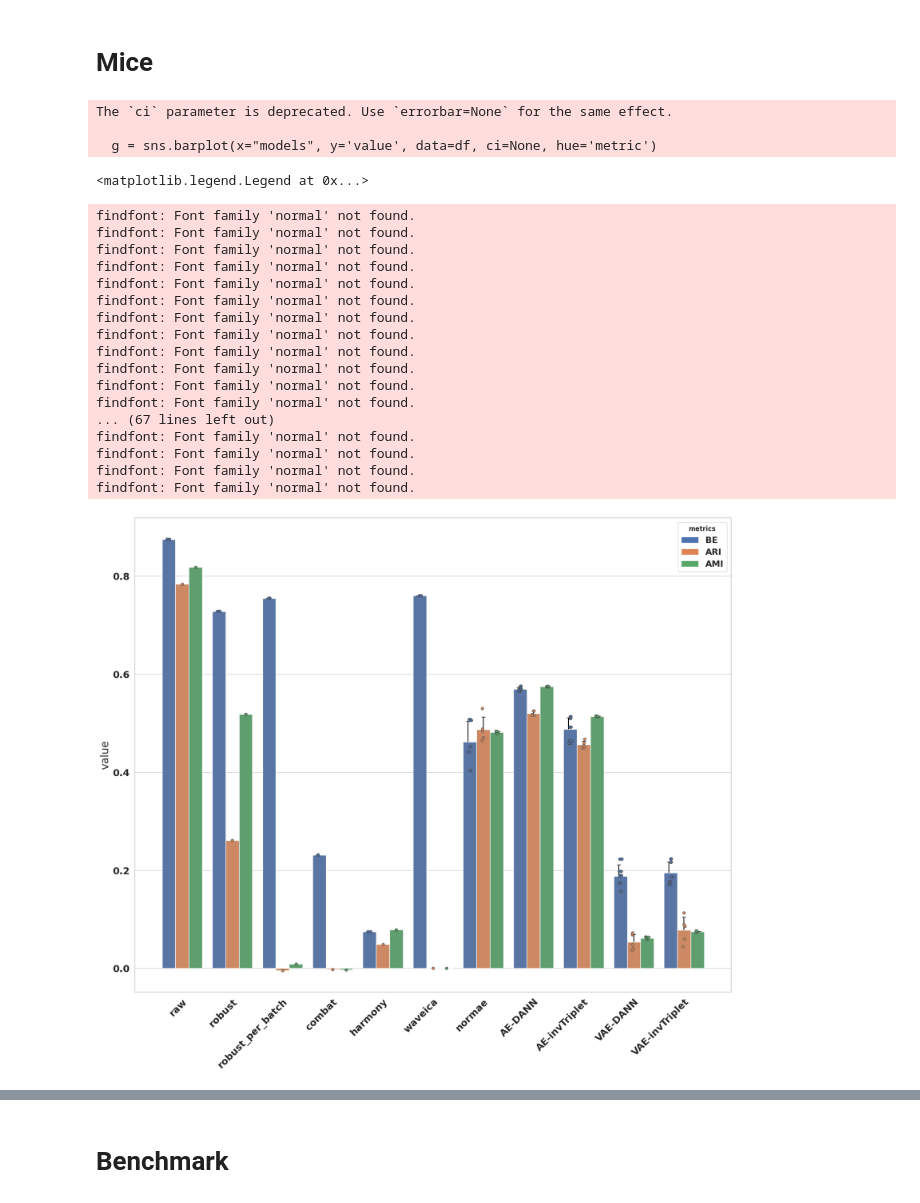
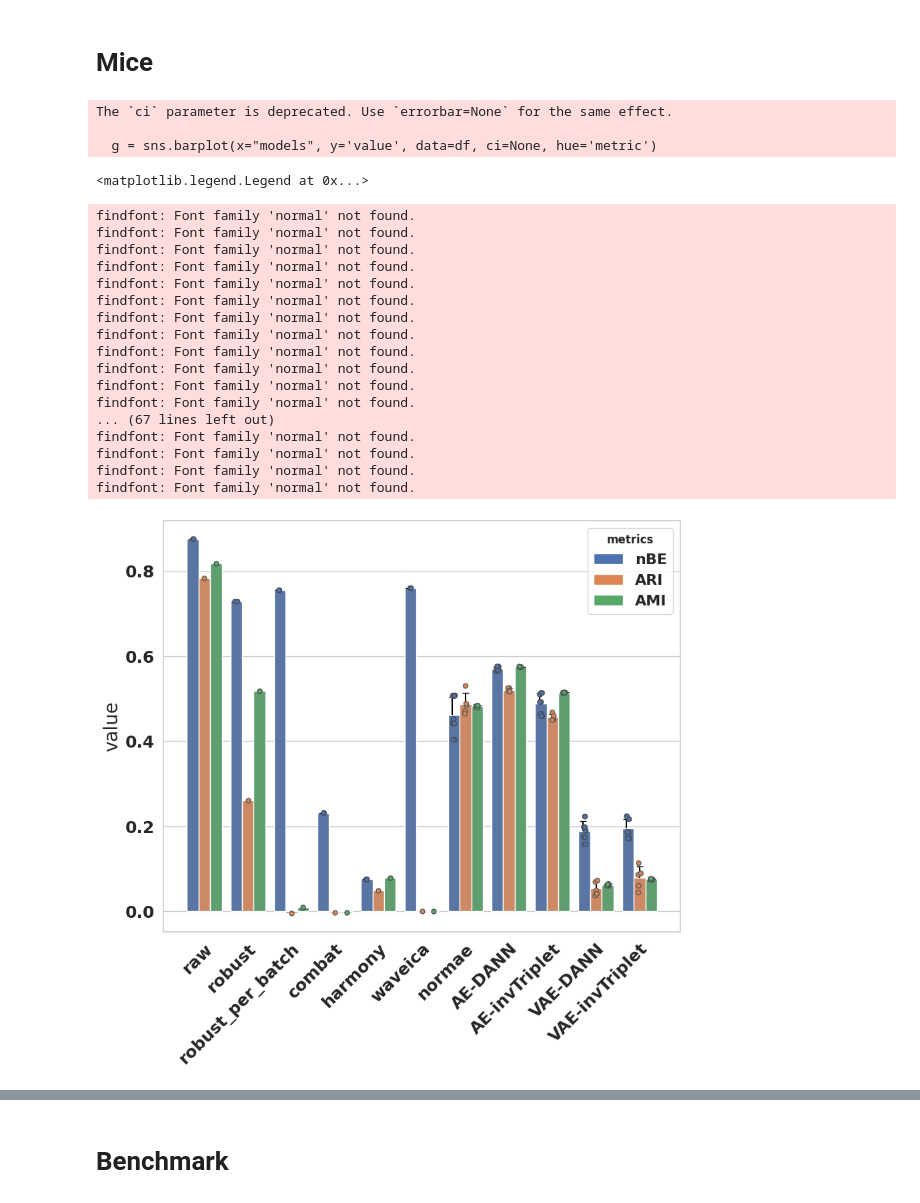
Before and after one commit to spell00/BERNN_MSMS, a Jupyter notebook: notebooks/make_batch_effect_charts_with_dots-less.ipynb, the cells around one changed output, grey strips where cells are left out. Saved outputs shown, nothing was run; the diff lists cells and outputs as text; code cells hidden in the pictures.

```diff
--- a/notebooks/make_batch_effect_charts_with_dots-less.ipynb
+++ b/notebooks/make_batch_effect_charts_with_dots-less.ipynb
@@ -386,7 +385,7 @@ width = 0.155
 
 df = pd.concat((df_be, df_ari, df_ami), 0)
 
-sns.set(rc={'figure.figsize':(20, 16)})
+sns.set(rc={'figure.figsize':figsize})
 sns.set_style(style='whitegrid')
 g = sns.barplot(x="models", y='value', data=df, ci=None, hue='metric')
 # g.legend_.remove()
@@ -426,7 +425,7 @@ plt.yticks(fontsize=18)
 
 handles = [
     Patch(facecolor=color, label=label)
-    for label, color in zip(['BE', "ARI", "AMI"], ['C0', 'C1', 'C2'])
+    for label, color in zip(['nBE', "ARI", "AMI"], ['C0', 'C1', 'C2'])
 ]
 
 g.legend(handles=handles, fontsize=16, title="metrics")
@@ -598,7 +597,7 @@ width = 0.155
 
 df = pd.concat((df_be, df_ari, df_ami), 0)
 
-sns.set(rc={'figure.figsize':(20, 16)})
+sns.set(rc={'figure.figsize':figsize})
 sns.set_style(style='whitegrid')
 g = sns.barplot(x="models", y='value', data=df, ci=None, hue='metric')
 # g.legend_.remove()
@@ -637,35 +636,35 @@ g.set_ylabel("value",fontsize=20)
 plt.xticks(rotation = 45, ha='right', rotation_mode='anchor', fontsize=18)
 plt.yticks(fontsize=18)
 # handles = [plt.Rectangle((0,0),1,1) for _ in ['nBE', 'ARI', 'AMI']]
 handles = [
     Patch(facecolor=color, label=label)
-    for label, color in zip(['BE', "ARI", "AMI"], ['C0', 'C1', 'C2'])
+    for label, color in zip(['nBE', "ARI", "AMI"], ['C0', 'C1', 'C2'])
 ]
 
 g.legend(handles=handles, fontsize=16, title="metrics")
 # %% [output]
 The `ci` parameter is deprecated. Use `errorbar=None` for the same effect.
 
   g = sns.barplot(x="models", y='value', data=df, ci=None, hue='metric')
 <matplotlib.legend.Legend at 0x...>
 findfont: Font family 'normal' not found.
 findfont: Font family 'normal' not found.
 findfont: Font family 'normal' not found.
 findfont: Font family 'normal' not found.
 findfont: Font family 'normal' not found.
 findfont: Font family 'normal' not found.
 findfont: Font family 'normal' not found.
 findfont: Font family 'normal' not found.
 findfont: Font family 'normal' not found.
 findfont: Font family 'normal' not found.
 findfont: Font family 'normal' not found.
 findfont: Font family 'normal' not found.
 ... (67 lines left out)
 findfont: Font family 'normal' not found.
 findfont: Font family 'normal' not found.
 findfont: Font family 'normal' not found.
 findfont: Font family 'normal' not found.
-[figure, old version]
+[figure, new version]
 # %%
 N = len(df_ari['models'].unique())
 # width = 0.2
```
Also changed, not shown: parts of 3 cells of this notebook, 17 other files.
